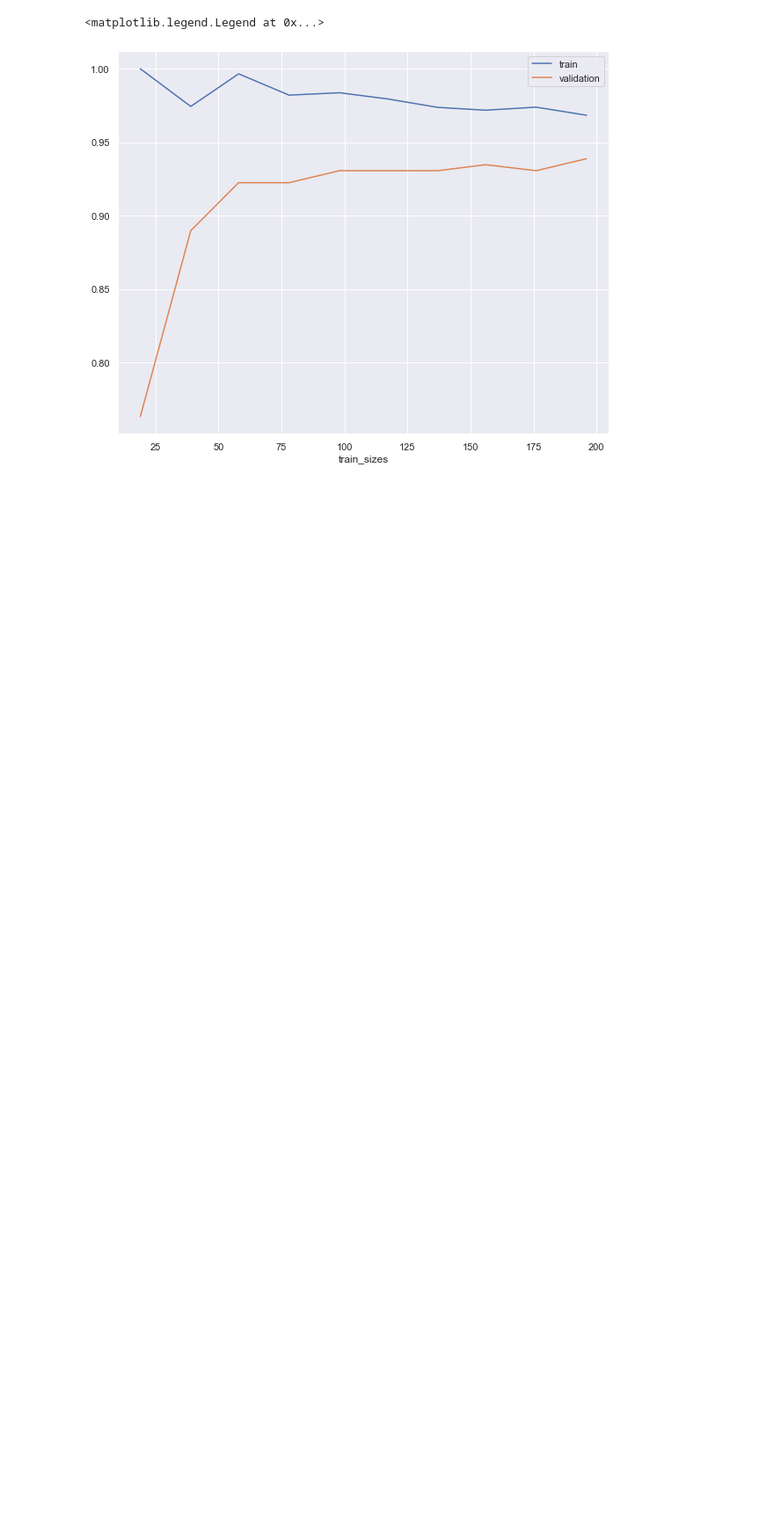
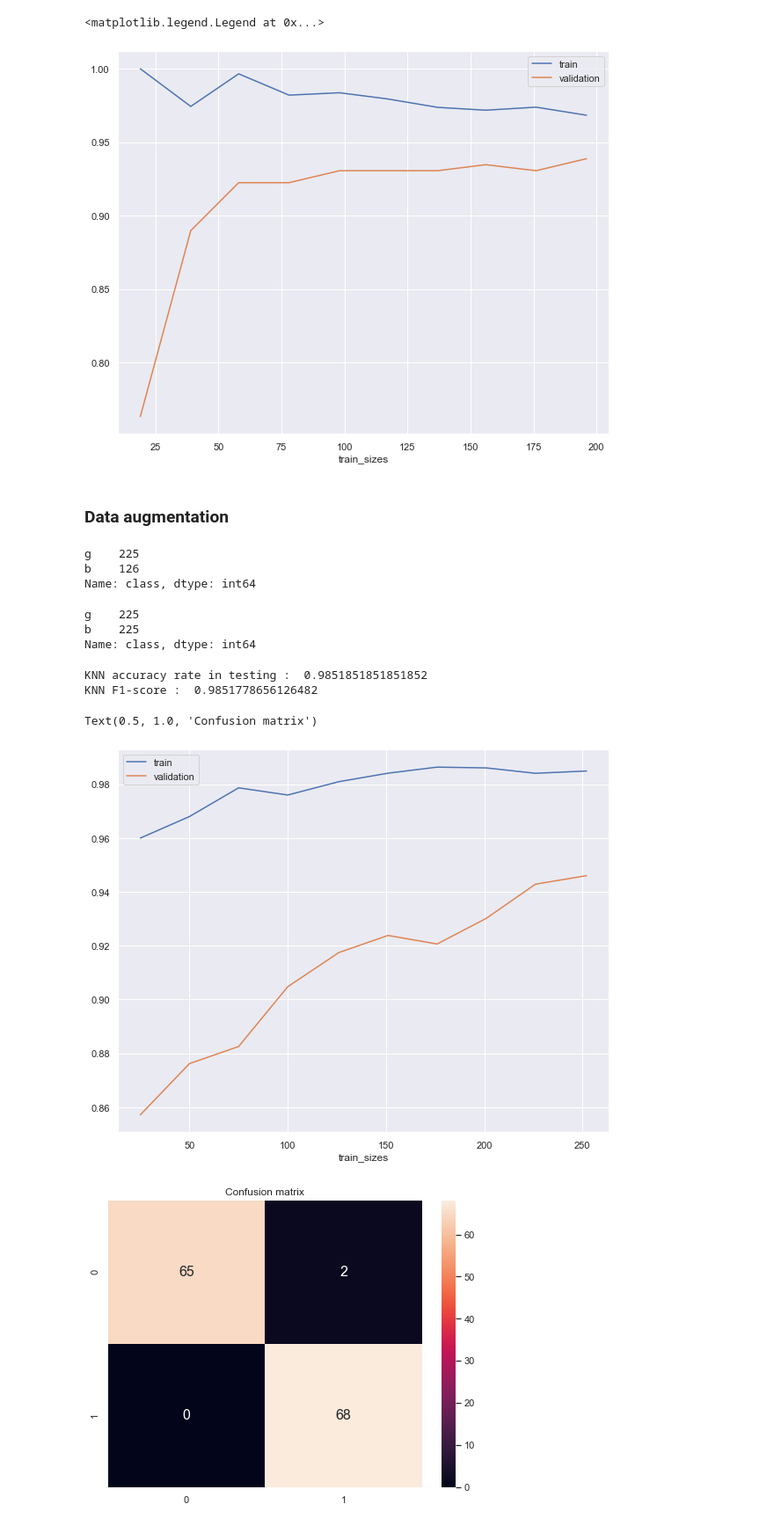
Before and after one commit to MohamedNennouche/Other-classification-projects, a Jupyter notebook: Ionosphere classification/iono-notebook.ipynb, the cells around one changed output. Shown at 88% size. Cells and saved outputs as stored; diff of their text form; code cells hidden in the pictures; blank space fills up the shorter version.

```diff
--- a/iono-notebook.ipynb
+++ b/Ionosphere classification/iono-notebook.ipynb
@@ -179,3 +182,60 @@ plt.legend()
 # %% [output]
 <matplotlib.legend.Legend at 0x...>
 [figure]
+# %% [markdown]
+### Data augmentation
+# %%
+data_iono['class'].value_counts()
+# %% [output]
+g    225
+b    126
+Name: class, dtype: int64
+# %%
+data_iono_resampling = data_iono.copy()
+data_g = data_iono_resampling[data_iono_resampling["class"]=='g']
+data_b = data_iono_resampling[data_iono_resampling["class"]=='b']
+
+data_b = resample(data_b, replace=True, n_samples=225,random_state=123)
+
+data_iono_balanced = pd.concat([data_g, data_b])
+data_iono_balanced["class"].value_counts()
+# %% [output]
+g    225
+b    225
+Name: class, dtype: int64
+# %%
+features_iono_balanced = data_iono_balanced.copy()
+etiq_balanced = features_iono_balanced['class']
+features_iono_balanced.drop(['class'], axis=1, inplace=True)
+# %%
+fv_train_balanced, fv_test_balanced, etiq_train_balanced, etiq_test_balanced = train_test_split(features_iono_balanced, etiq_balanced, test_size=0.3,random_state=23)
+# %%
+parameters = {'n_neighbors':np.arange(1,20,1), 'p' : np.arange(1,3,1)}
+knn_balanced=KNeighborsClassifier()
+clf = GridSearchCV(knn_balanced, parameters, scoring='f1_macro')
+clf.fit(fv_train_balanced,etiq_train_balanced)
+
+knn_balanced=KNeighborsClassifier(**clf.best_params_)
+knn_balanced.fit(fv_train_balanced,etiq_train_balanced)
+
+N, train_score_balanced, val_score_balanced = learning_curve(knn_balanced, fv_train_balanced, etiq_train_balanced, train_sizes=np.linspace(0.1, 1.0, 10), cv = 5)
+
+plt.figure(figsize=(10,8))
+plt.plot(N, train_score_balanced.mean(axis=1), label='train')
+plt.plot(N, val_score_balanced.mean(axis=1), label='validation')
+plt.xlabel('train_sizes')
+plt.legend()
+
+yknn_balanced=knn_balanced.predict(fv_test_balanced)
+print("KNN accuracy rate in testing : ",metrics.accuracy_score(etiq_test_balanced, yknn_balanced))
+print("KNN F1-score : ",metrics.f1_score(etiq_test_balanced, yknn_balanced, average='macro'))
+
+plt.figure(figsize=(8,6))
+sns.heatmap(metrics.confusion_matrix(etiq_test_balanced, yknn_balanced), annot=True, annot_kws={"size": 16})
+plt.title("Confusion matrix")
+# %% [output]
+KNN accuracy rate in testing :  0.9851851851851852
+KNN F1-score :  0.9851778656126482
+Text(0.5, 1.0, 'Confusion matrix')
+[figure, added]
+[figure, added]
```
Also changed, not shown: parts of 5 cells of this notebook, 3 other files.
